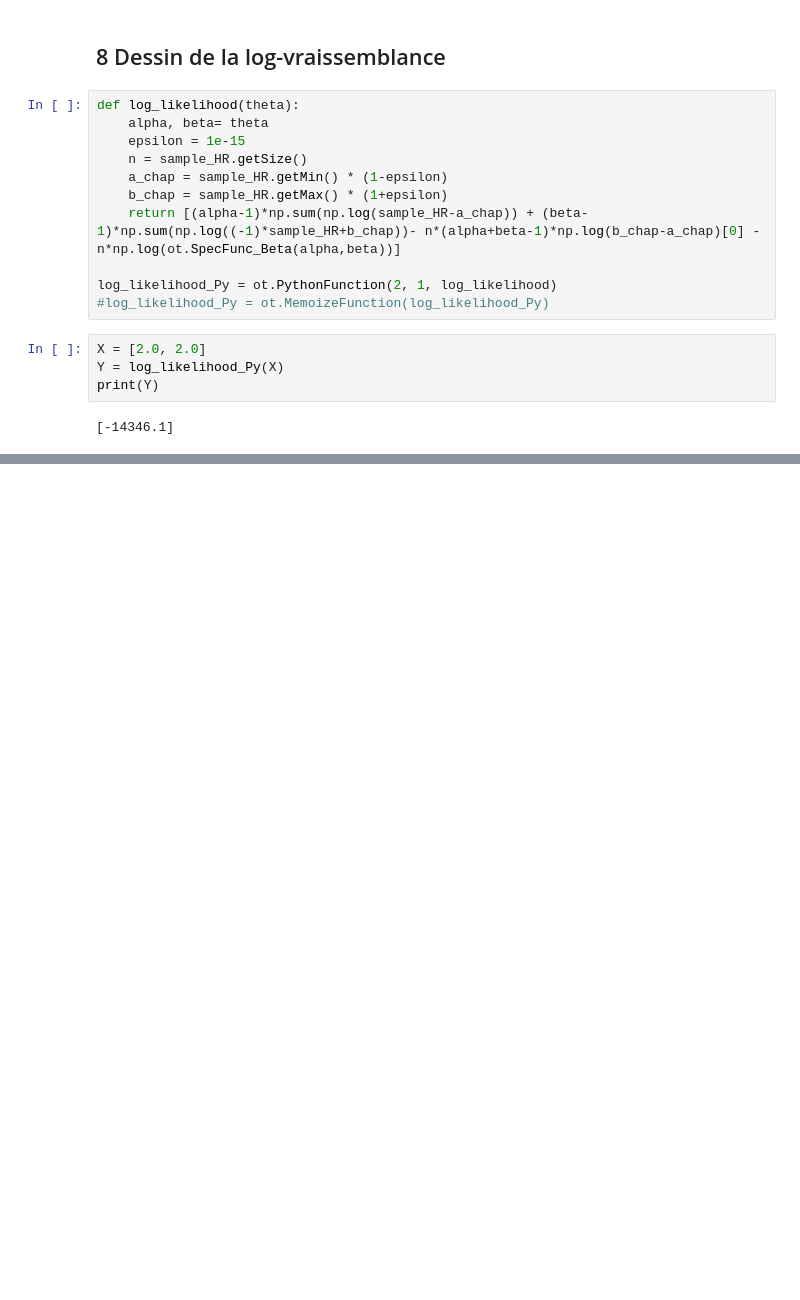
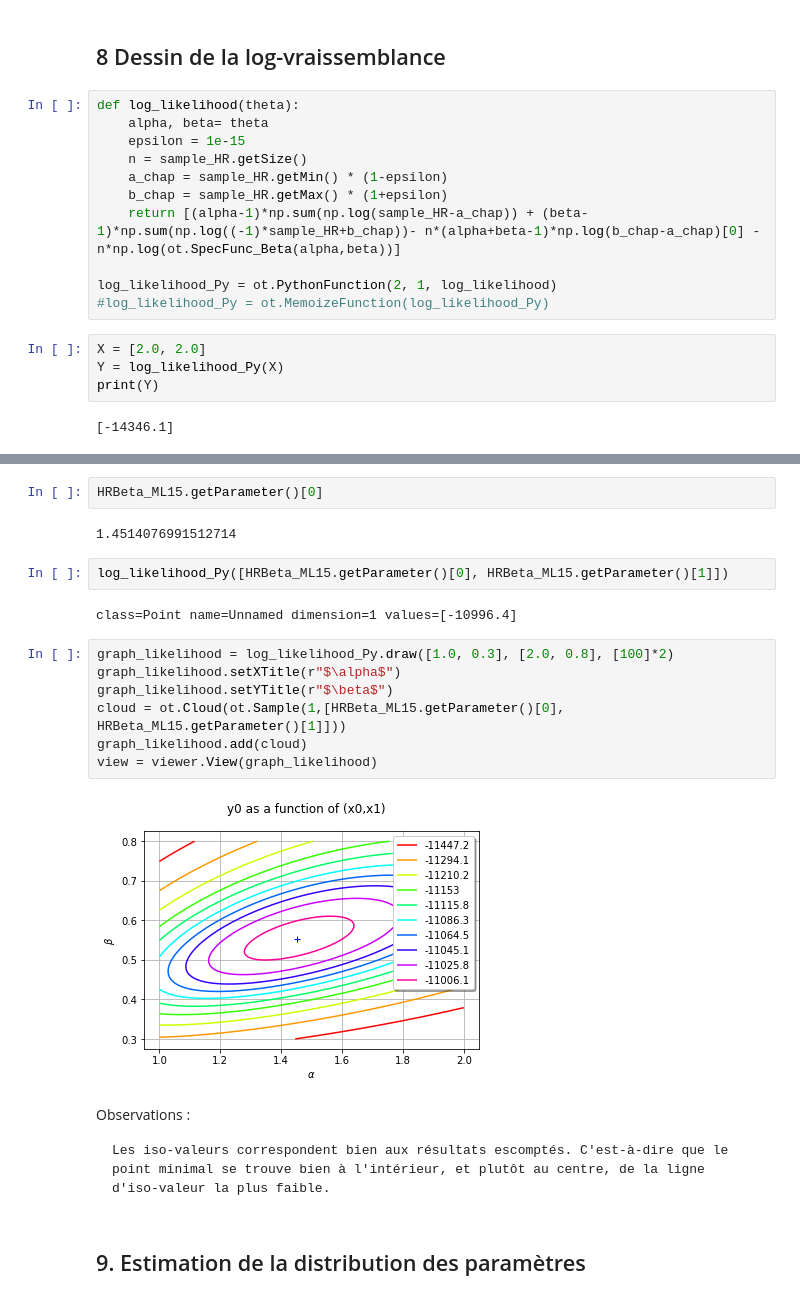
Before and after one commit to OskurMOB/Projet-OT, a Jupyter notebook: Exercice.ipynb, the cells around one changed output, grey strips where cells are left out. Drawn from its saved outputs; the diff is of its cells as text; blank space fills up the shorter version.

```diff
--- a/Exercice.ipynb
+++ b/Exercice.ipynb
@@ -389,0 +373,23 @@ TypeError: in method 'SpecFunc_Beta', argument 2 of type 'OT::Scalar'
+# %%
+HRBeta_ML15.getParameter()[0]
+# %% [output]
+1.4514076991512714
+# %%
+log_likelihood_Py([HRBeta_ML15.getParameter()[0], HRBeta_ML15.getParameter()[1]])
+# %% [output]
+class=Point name=Unnamed dimension=1 values=[-10996.4]
+# %%
+graph_likelihood = log_likelihood_Py.draw([1.0, 0.3], [2.0, 0.8], [100]*2)
+graph_likelihood.setXTitle(r"$\alpha$")
+graph_likelihood.setYTitle(r"$\beta$")
+cloud = ot.Cloud(ot.Sample(1,[HRBeta_ML15.getParameter()[0], HRBeta_ML15.getParameter()[1]]))
+graph_likelihood.add(cloud)
+view = viewer.View(graph_likelihood)
+# %% [output]
+[figure, added]
+# %% [markdown]
+Observations :
+
+    Les iso-valeurs correspondent bien aux résultats escomptés. C'est-à-dire que le point minimal se trouve bien à l'intérieur, et plutôt au centre, de la ligne d'iso-valeur la plus faible.
+# %% [markdown]
+## 9. Estimation de la distribution des paramètres
```
Also changed, not shown: parts of 18 cells of this notebook.
